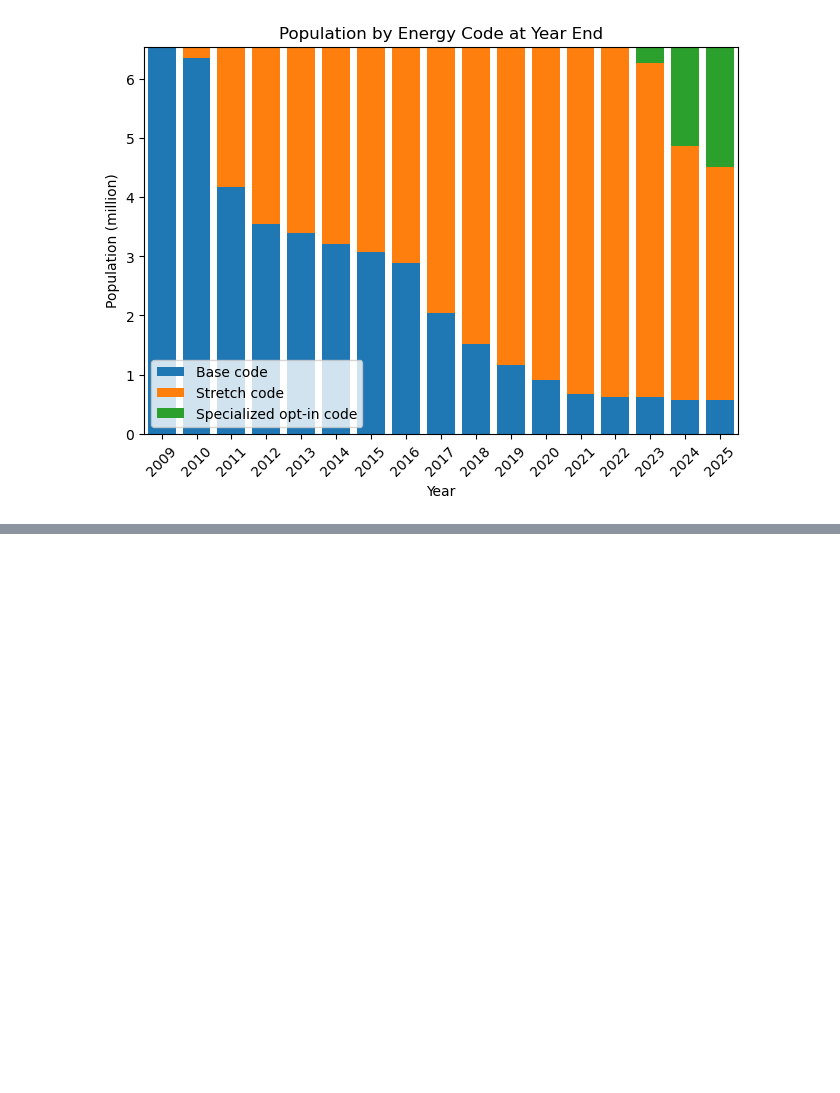
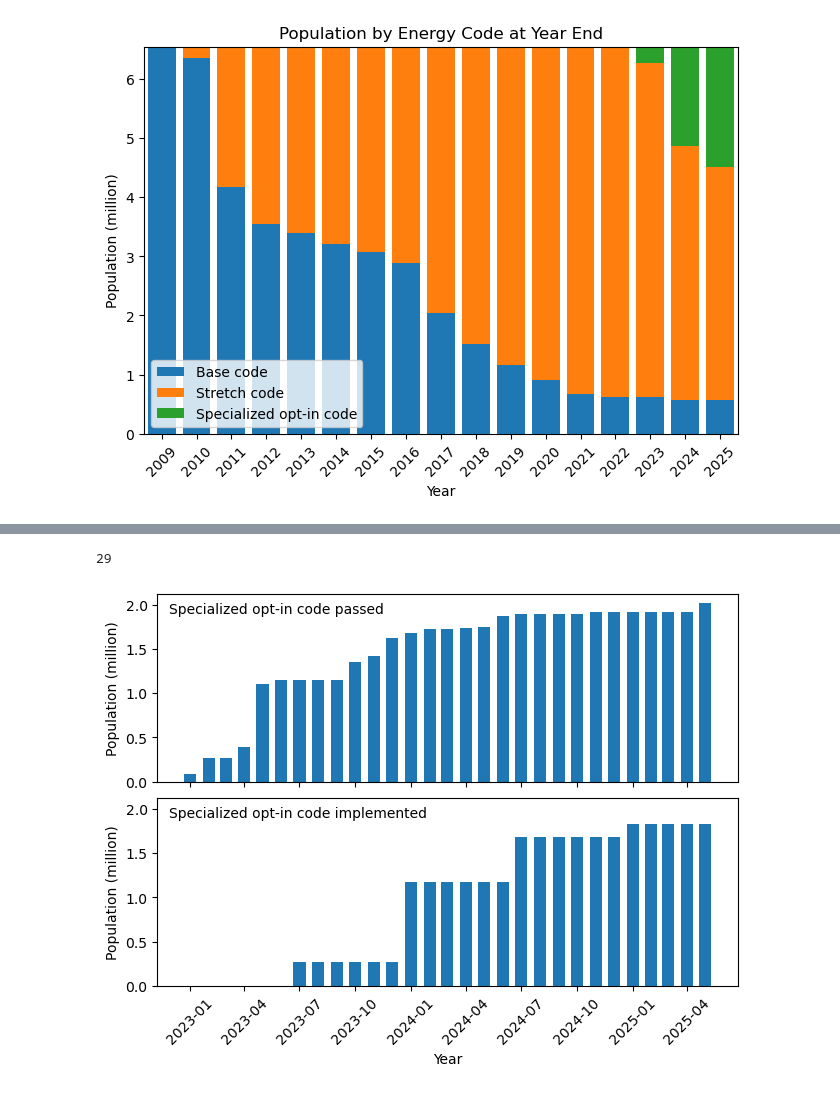
Before and after one commit to hamogu/MA_code_map, a Jupyter notebook: cumulative_plot.ipynb, the cells around one changed output, grey strips where cells are left out. Drawn from its saved outputs; the diff is of its cells as text; code cells hidden in the pictures; blank space fills up the shorter version.

```diff
--- a/cumulative_plot.ipynb
+++ b/cumulative_plot.ipynb
@@ -93,0 +140,7 @@ ax.set_xlim(2008.5, 2025.5)
+# %%
+population = {}
+for dat in outdata['features']:
+    entry = dat['properties']
+    population[entry['town']] = entry['pop2010']
+# %%
+specialized_adoption['pop2010'] = [population[town.upper()] for town in specialized_adoption['Town/City/Municipality']]
@@ -93,0 +151,34 @@ ax.set_xlim(2008.5, 2025.5)
+# %%
+dates = []
+
+for year in range(2023, 2026):
+    for month in range(1, 13):
+        dates.append(datetime(year, month, 1))
+
+dates = dates[:-7] # cut of dates that are in the future compared to when the
+# data was collected
+ts = TimeSeries(time=Time(dates, format='datetime'))
+# %%
+ts['passed'] = 0
+ts['implemented'] = 0
+
+for row in specialized_adoption:
+    ts['passed'][ts['time'] >= row['passed_date']] += row['pop2010']
+    ts['implemented'][ts['time'] >= row['implemented_date']] += row['pop2010']
+# %%
+len(dates)
+# %% [output]
+29
+# %%
+fig, axes = plt.subplots(layout='constrained', nrows=2, ncols=1, sharex=True, sharey=True)
+width=20
+axes[0].bar(dates, ts['passed'] / 1e6, width)
+axes[1].bar(dates, ts['implemented'] / 1e6, width)
+axes[1].set_xlabel('Year')
+axes[0].set_ylabel('Population (million)')
+axes[1].set_ylabel('Population (million)')
+axes[0].text(0.02, 0.9, 'Specialized opt-in code passed', transform=axes[0].transAxes, ha='left')
+axes[1].text(0.02, 0.9, 'Specialized opt-in code implemented', transform=axes[1].transAxes, ha='left')
+axes[1].tick_params("x", rotation=45)
+# %% [output]
+[figure, added]
```
Also changed, not shown: parts of 10 cells of this notebook, 4 other files.
